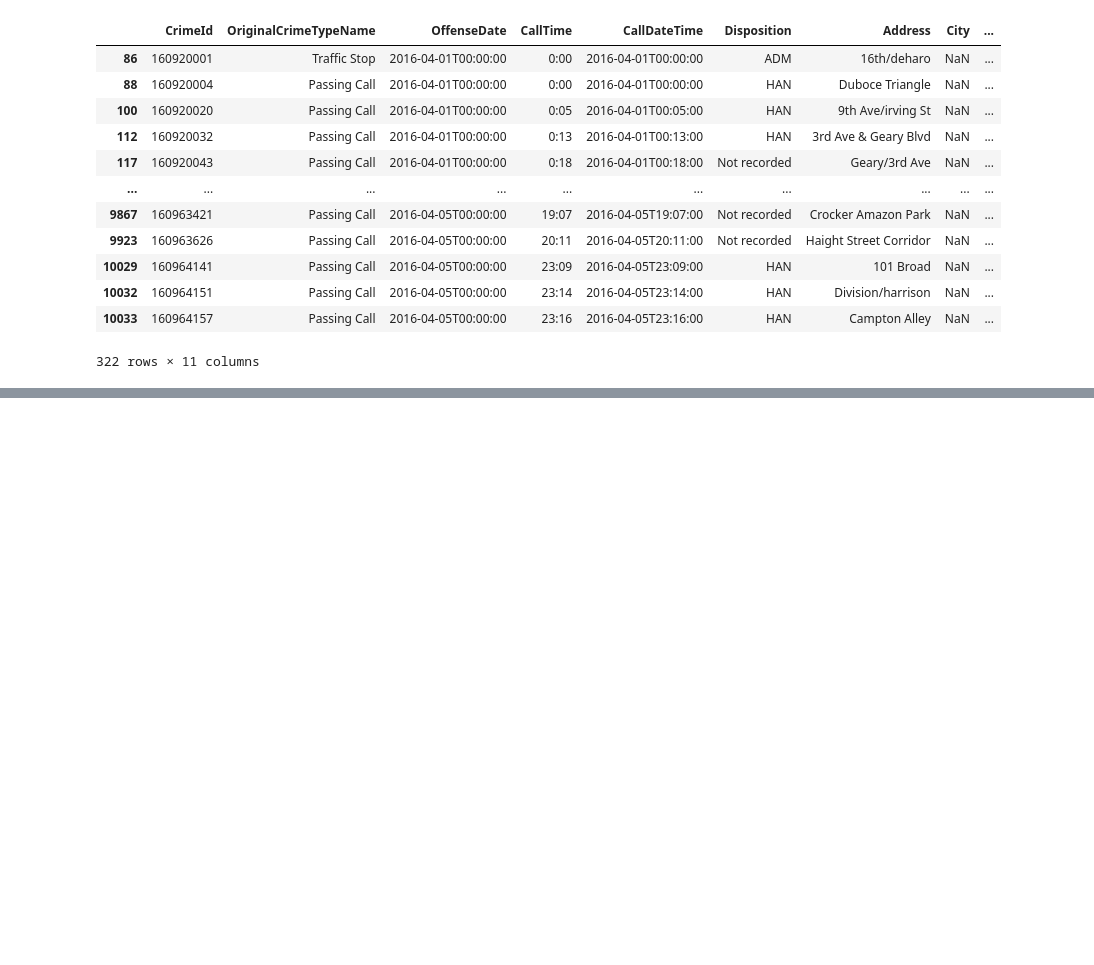
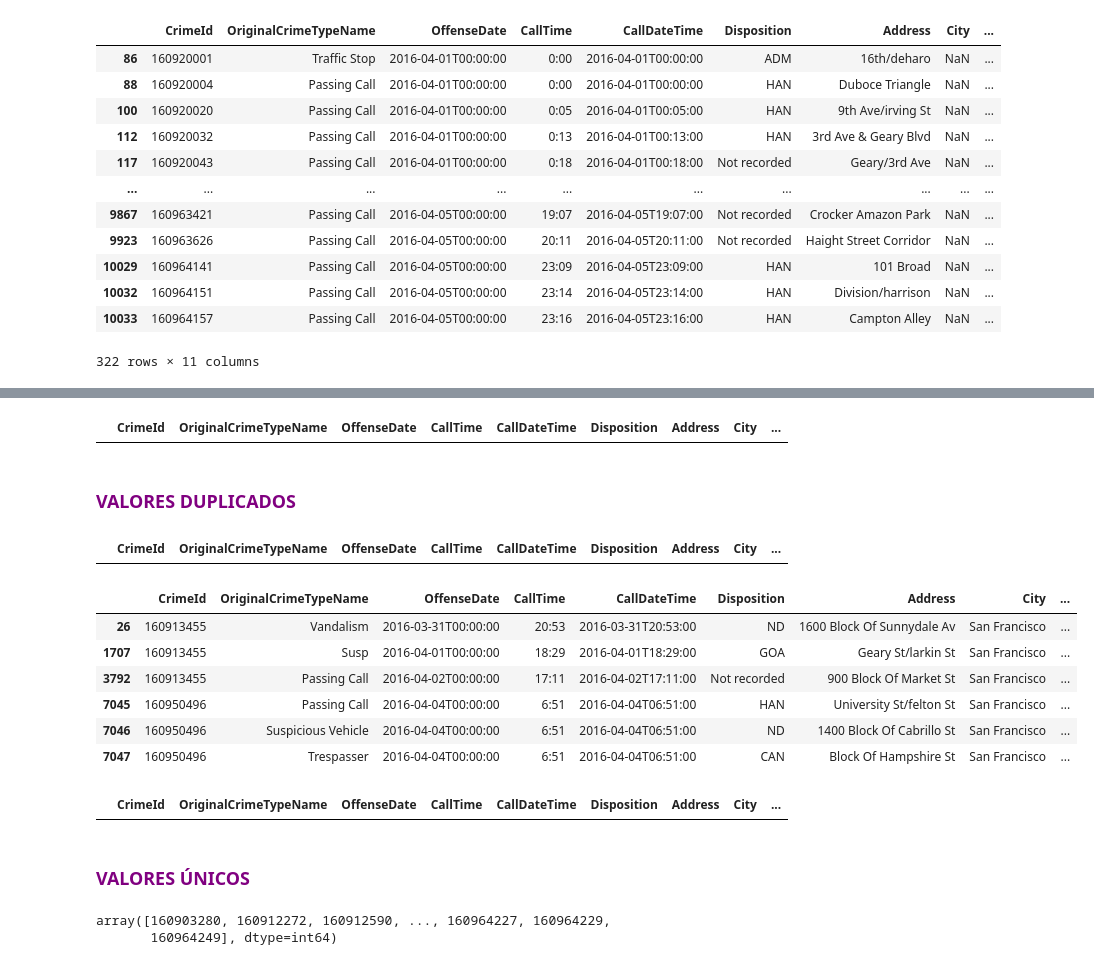
Before and after one commit to Molina1328/Limpieza_Datos_con_Python, a Jupyter notebook: [NRC_6292]_JoelMolina_La21Unidad2.ipynb, the cells around one changed output, grey strips where cells are left out. Cells and saved outputs as stored; diff of their text form; code cells hidden in the pictures; blank space fills up the shorter version.

Commit message:
Se realiza la verificación de los valores duplicados del dataset

```diff
--- a/[NRC_6292]_JoelMolina_La21Unidad2.ipynb
+++ b/[NRC_6292]_JoelMolina_La21Unidad2.ipynb
@@ -128,3 +130,9 @@ df_DatosLimpios[df_DatosLimpios.isna().any(1)]
 | 10032 | 160964151 | Passing Call | 2016-04-05T00:00:00 | 23:14 | 2016-04-05T23:14:00 | HAN | Division/harrison | NaN | ... |
 | 10033 | 160964157 | Passing Call | 2016-04-05T00:00:00 | 23:16 | 2016-04-05T23:16:00 | HAN | Campton Alley | NaN | ... |
 322 rows × 11 columns
+# %%
+'''Reemplazo de los valores nulos de la columna City por "valores sin registro" '''
+cambioValor = {'City': 'Valores sin registro'}
+df_DatosLimpios.fillna(value=cambioValor, inplace=True)
+'''Visualizar los registros con datos nulos'''
+df_DatosLimpios
@@ -130,0 +153,6 @@ df_DatosLimpios[df_DatosLimpios.isna().any(1)]
+# %%
+'''De igualmanera se reemplaza los valores nulos de la columna State por N/A'''
+cambioValor = {'State': 'N/A'}
+df_DatosLimpios.fillna(value=cambioValor, inplace=True)
+'''Visualizar los registros'''
+df_DatosLimpios
@@ -130,0 +173,39 @@ df_DatosLimpios[df_DatosLimpios.isna().any(1)]
+# %%
+'''Verificamos nuevamente los datos de nuestro dataset que cuentan con valores nulos, teniendo como resultado
+    nuestro dataSet sin valores nulos'''
+df_DatosLimpios[df_DatosLimpios.isna().any(1)]
+# %% [output]
+|  | CrimeId | OriginalCrimeTypeName | OffenseDate | CallTime | CallDateTime | Disposition | Address | City | ... |
+# %% [markdown]
+ <h3> <font color='purple'>VALORES DUPLICADOS</font></h3>
+# %%
+'''Visualizamos si existen filas iguales en nuestro dataSet'''
+df_DatosLimpios[df_DatosLimpios.duplicated()]
+# %% [output]
+|  | CrimeId | OriginalCrimeTypeName | OffenseDate | CallTime | CallDateTime | Disposition | Address | City | ... |
+# %%
+'''Visualizamos si existen registros duplicados de la columna CrimeId de nuestro DataSet'''
+df_DatosLimpios[df_DatosLimpios.duplicated(subset=['CrimeId'], keep=False)]
+# %% [output]
+|  | CrimeId | OriginalCrimeTypeName | OffenseDate | CallTime | CallDateTime | Disposition | Address | City | ... |
+| 26 | 160913455 | Vandalism | 2016-03-31T00:00:00 | 20:53 | 2016-03-31T20:53:00 | ND | 1600 Block Of Sunnydale Av | San Francisco | ... |
+| 1707 | 160913455 | Susp | 2016-04-01T00:00:00 | 18:29 | 2016-04-01T18:29:00 | GOA | Geary St/larkin St | San Francisco | ... |
+| 3792 | 160913455 | Passing Call | 2016-04-02T00:00:00 | 17:11 | 2016-04-02T17:11:00 | Not recorded | 900 Block Of Market St | San Francisco | ... |
+| 7045 | 160950496 | Passing Call | 2016-04-04T00:00:00 | 6:51 | 2016-04-04T06:51:00 | HAN | University St/felton St | San Francisco | ... |
+| 7046 | 160950496 | Suspicious Vehicle | 2016-04-04T00:00:00 | 6:51 | 2016-04-04T06:51:00 | ND | 1400 Block Of Cabrillo St | San Francisco | ... |
+| 7047 | 160950496 | Trespasser | 2016-04-04T00:00:00 | 6:51 | 2016-04-04T06:51:00 | CAN | Block Of Hampshire St | San Francisco | ... |
+# %%
+  '''Eliminamos los registros duplicados de la columna CrimeId de nuestro DataSet'''
+df_DatosLimpios.drop_duplicates(subset=['CrimeId'], inplace = True)
+'''Verificar los valores nulos de la columna CrimeId, teniendo como resultado que no cuentan con valores nulos'''
+df_DatosLimpios[df_DatosLimpios.duplicated(subset=['CrimeId'], keep=False)]
+# %% [output]
+|  | CrimeId | OriginalCrimeTypeName | OffenseDate | CallTime | CallDateTime | Disposition | Address | City | ... |
+# %% [markdown]
+ <h3> <font color='purple'>VALORES ÚNICOS</font></h3>
+# %%
+'''Visualizamos los valores únicos de la columna  CrimeId de nuestro DataSet'''
+df_DatosLimpios['CrimeId'].unique()
+# %% [output]
+array([160903280, 160912272, 160912590, ..., 160964227, 160964229,
+       160964249], dtype=int64)
```
Also changed, not shown: parts of 8 cells of this notebook.
